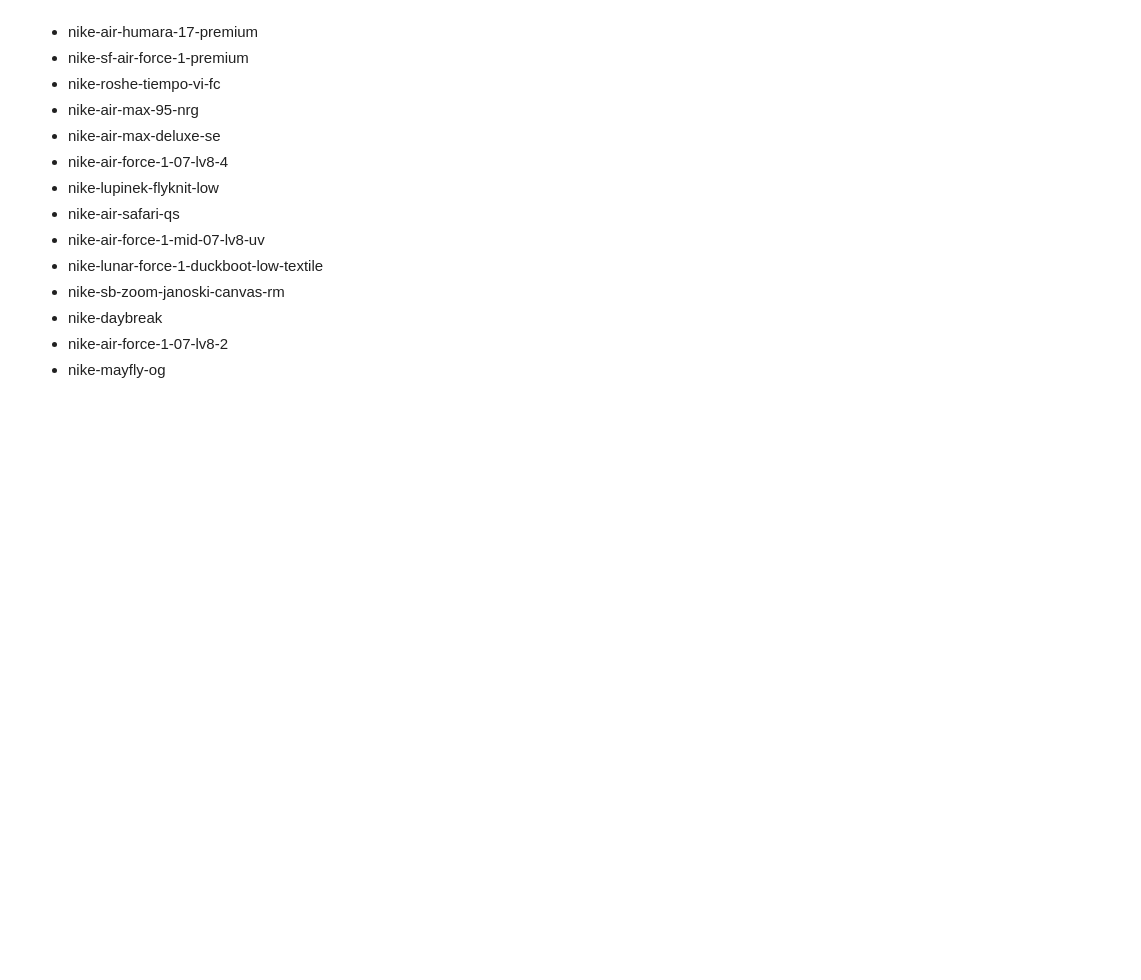
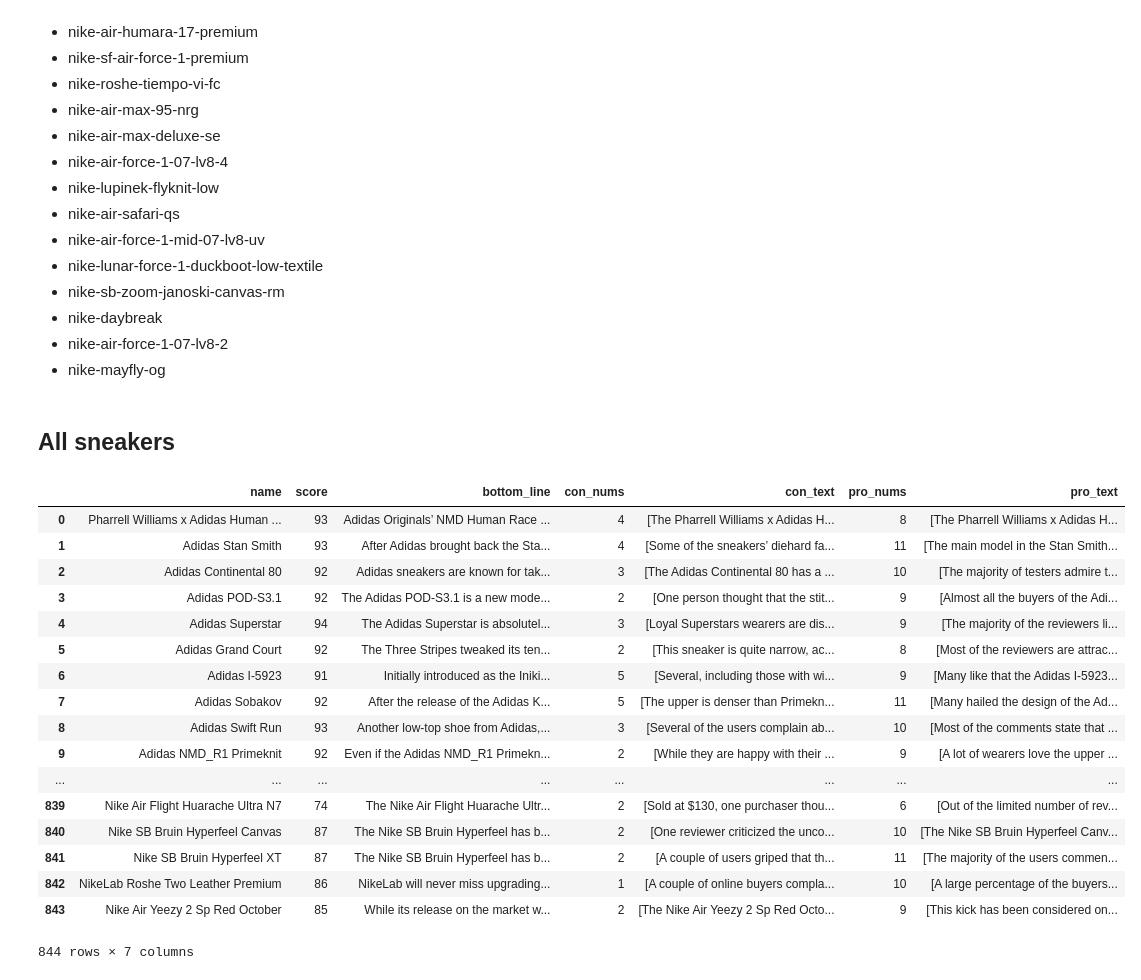
Before and after one commit to JonBebi/Adike, a Jupyter notebook: BS.ipynb, the cells around one changed output. Cells and saved outputs as stored; diff of their text form; code cells hidden in the pictures; blank space fills up the shorter version.

```diff
--- a/BS.ipynb
+++ b/BS.ipynb
@@ -401,3 +428,29 @@ def get_nike_names():
 * nike-daybreak
 * nike-air-force-1-07-lv8-2
 * nike-mayfly-og
+# %% [markdown]
+## All sneakers
+# %%
+with open('./Pickles/df_sneakers.pickle', 'rb') as f:
+    df_sneakers = pickle.load(f)
+# %%
+df_sneakers
+# %% [output]
+|  | name | score | bottom_line | con_nums | con_text | pro_nums | pro_text |
+| 0 | Pharrell Williams x Adidas Human ... | 93 | Adidas Originals’ NMD Human Race ... | 4 | [The Pharrell Williams x Adidas H... | 8 | [The Pharrell Williams x Adidas H... |
+| 1 | Adidas Stan Smith | 93 | After Adidas brought back the Sta... | 4 | [Some of the sneakers’ diehard fa... | 11 | [The main model in the Stan Smith... |
+| 2 | Adidas Continental 80 | 92 | Adidas sneakers are known for tak... | 3 | [The Adidas Continental 80 has a ... | 10 | [The majority of testers admire t... |
+| 3 | Adidas POD-S3.1 | 92 | The Adidas POD-S3.1 is a new mode... | 2 | [One person thought that the stit... | 9 | [Almost all the buyers of the Adi... |
+| 4 | Adidas Superstar | 94 | The Adidas Superstar is absolutel... | 3 | [Loyal Superstars wearers are dis... | 9 | [The majority of the reviewers li... |
+| 5 | Adidas Grand Court | 92 | The Three Stripes tweaked its ten... | 2 | [This sneaker is quite narrow, ac... | 8 | [Most of the reviewers are attrac... |
+| 6 | Adidas I-5923 | 91 | Initially introduced as the Iniki... | 5 | [Several, including those with wi... | 9 | [Many like that the Adidas I-5923... |
+| 7 | Adidas Sobakov | 92 | After the release of the Adidas K... | 5 | [The upper is denser than Primekn... | 11 | [Many hailed the design of the Ad... |
+| 8 | Adidas Swift Run | 93 | Another low-top shoe from Adidas,... | 3 | [Several of the users complain ab... | 10 | [Most of the comments state that ... |
+| 9 | Adidas NMD_R1 Primeknit | 92 | Even if the Adidas NMD_R1 Primekn... | 2 | [While they are happy with their ... | 9 | [A lot of wearers love the upper ... |
+| ... | ... | ... | ... | ... | ... | ... | ... |
+| 839 | Nike Air Flight Huarache Ultra N7 | 74 | The Nike Air Flight Huarache Ultr... | 2 | [Sold at $130, one purchaser thou... | 6 | [Out of the limited number of rev... |
+| 840 | Nike SB Bruin Hyperfeel Canvas | 87 | The Nike SB Bruin Hyperfeel has b... | 2 | [One reviewer criticized the unco... | 10 | [The Nike SB Bruin Hyperfeel Canv... |
+| 841 | Nike SB Bruin Hyperfeel XT | 87 | The Nike SB Bruin Hyperfeel has b... | 2 | [A couple of users griped that th... | 11 | [The majority of the users commen... |
+| 842 | NikeLab Roshe Two Leather Premium | 86 | NikeLab will never miss upgrading... | 1 | [A couple of online buyers compla... | 10 | [A large percentage of the buyers... |
+| 843 | Nike Air Yeezy 2 Sp Red October | 85 | While its release on the market w... | 2 | [The Nike Air Yeezy 2 Sp Red Octo... | 9 | [This kick has been considered on... |
+844 rows × 7 columns
```
Also changed, not shown: parts of 8 cells of this notebook, 2 other files.
